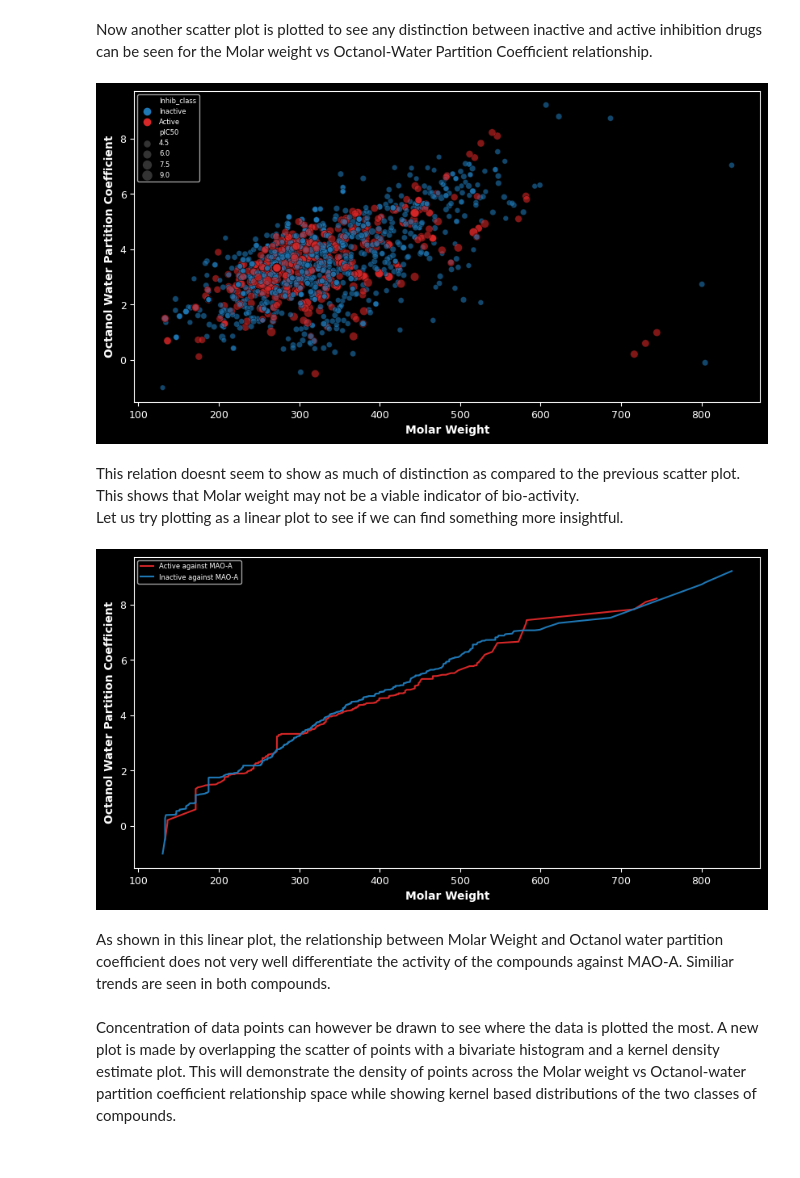
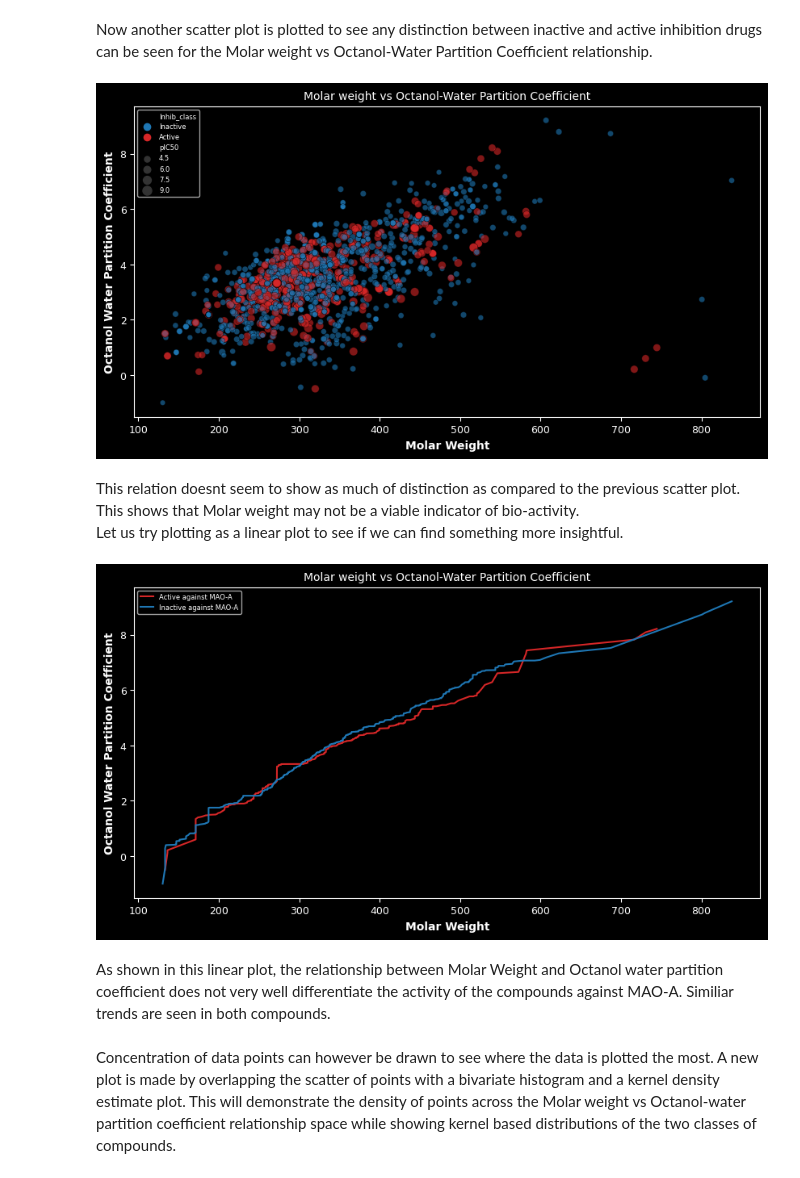
Before and after one commit to Diacod-I/BourneToKill, a Jupyter notebook: BioInfo.ipynb, the cells around one changed output. Saved outputs shown, nothing was run; the diff lists cells and outputs as text; code cells hidden in the pictures.

```diff
--- a/BioInfo.ipynb
+++ b/BioInfo.ipynb
@@ -817,0 +831,6 @@ plt.show()
+# %%
+labz = ['Active', 'Inactive']
+colZ = ['tab:red','tab:blue']
+plt.pie([len(df[df['Inhib_class']=='Active']),len(df[df['Inhib_class']=='Inactive'])],labels = labz, colors= colZ)
+plt.rcParams['font.size'] = 6
+plt.show()
@@ -857,12 +894,13 @@ Now another scatter plot is plotted to see any distinction between inactive and
 # %%
 plt.figure(figsize=(10,5))
 sns.scatterplot(x='MW',y='LogP',data=binary,size='pIC50',hue='Inhib_class',edgecolor='k',palette=["tab:blue","tab:red"],alpha=0.6)
 plt.xlabel('Molar Weight',fontsize=10,fontweight='bold'),plt.ylabel('Octanol Water Partition Coefficient',fontsize=10,fontweight='bold')
 plt.tick_params(labelsize=9)
 plt.legend()
+plt.title('Molar weight vs Octanol-Water Partition Coefficient',fontsize=10)
 plt.show()
 # %% [output]
-[figure, old version]
+[figure, new version]
 # %% [markdown]
 This relation doesnt seem to show as much of distinction as compared to the previous scatter plot. This shows that Molar weight may not be a viable indicator of bio-activity.<br>Let us try plotting as a linear plot to see if we can find something more insightful.
 # %%
@@ -876,9 +914,10 @@ plt.plot(mwb,octlogb,color='tab:blue',label='Inactive against MAO-A')
 plt.xlabel('Molar Weight',fontsize=10,fontweight='bold'),plt.ylabel('Octanol Water Partition Coefficient',fontsize=10,fontweight='bold')
 plt.tick_params(labelsize=9)
 plt.legend()
+plt.title('Molar weight vs Octanol-Water Partition Coefficient',fontsize=10)
 plt.show()
 # %% [output]
-[figure, old version]
+[figure, new version]
 # %% [markdown]
 As shown in this linear plot, the relationship between Molar Weight and Octanol water partition coefficient does not very well differentiate the activity of the compounds against MAO-A. Similiar trends are seen in both compounds.<br><br>Concentration of data points can however be drawn to see where the data is plotted the most. A new plot is made by overlapping the scatter of points with a bivariate histogram and a kernel density estimate plot. This will demonstrate the density of points across the Molar weight vs Octanol-water partition coefficient relationship space while showing kernel based distributions of the two classes of compounds.
 # %%
```
Also changed, not shown: parts of 10 cells of this notebook.
